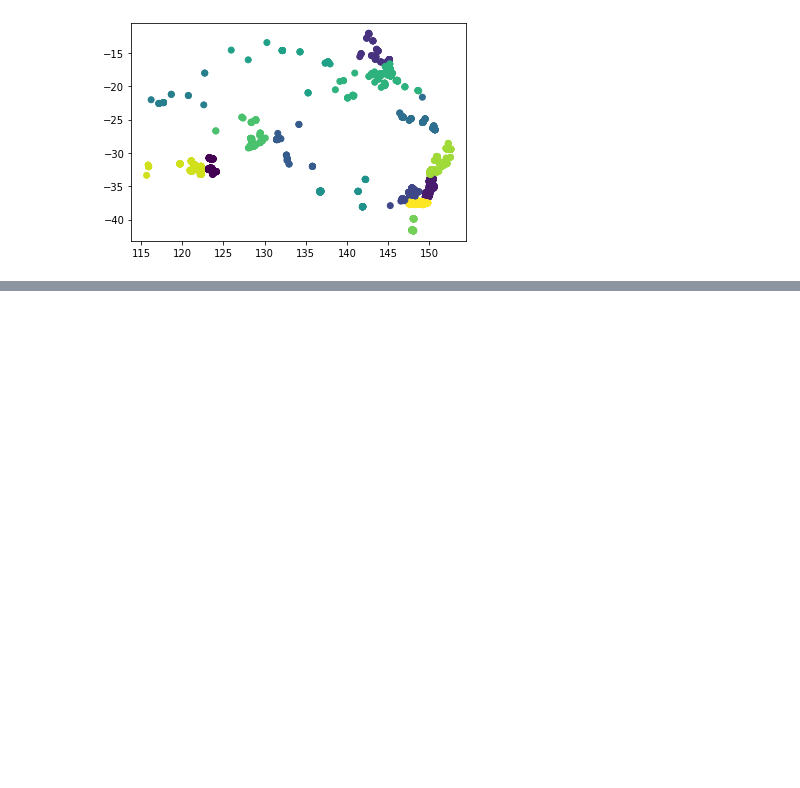
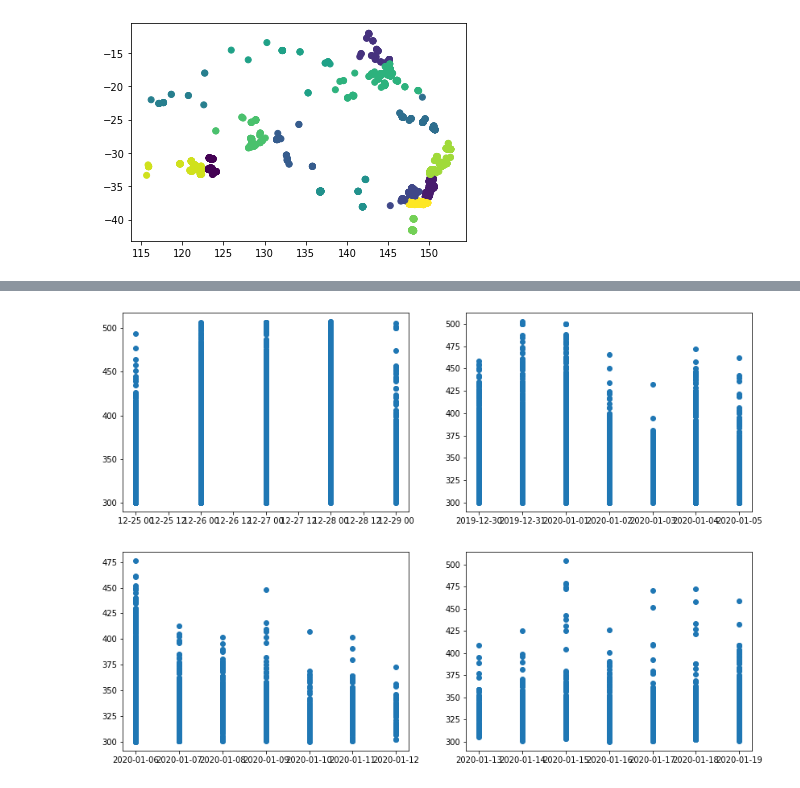
Before and after one commit to johannas/AustralienFiresFromSpace_Schoeggl_Vorauer, a Jupyter notebook: Models/kmeans.ipynb, the cells around one changed output, grey strips where cells are left out. Saved outputs shown, nothing was run; the diff lists cells and outputs as text; code cells hidden in the pictures; blank space fills up the shorter version.

```diff
--- a/Models/kmeans.ipynb
+++ b/Models/kmeans.ipynb
@@ -39,3 +39,5 @@ plt.scatter(days[0][0].longitude, days[0][0].latitude, c=kmeans)
 # %% [output]
 <matplotlib.collections.PathCollection at 0x...>
 [figure]
+# %%
+weeks_test =[g for n, g in m6_nrt.set_index('acq_date').groupby(pd.Grouper(freq = 'W'))]
@@ -41,0 +60,11 @@ plt.scatter(days[0][0].longitude, days[0][0].latitude, c=kmeans)
+# %%
+fig, ax = plt.subplots(2, 2, figsize = (14,10))
+
+a = ax.ravel()
+
+for i, j in enumerate(weeks_test[:4]):
+   # a[i].plot(j.acq_date, j.brightness)
+
+    a[i].plot(j.brightness, 'o')
+# %% [output]
+[figure, added]
```
Also changed, not shown: parts of 1 cell of this notebook, 4 other files.
